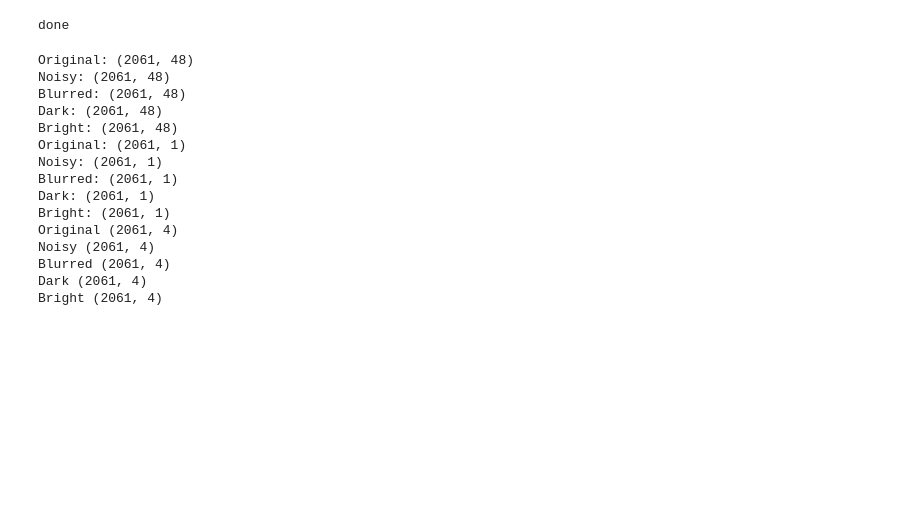
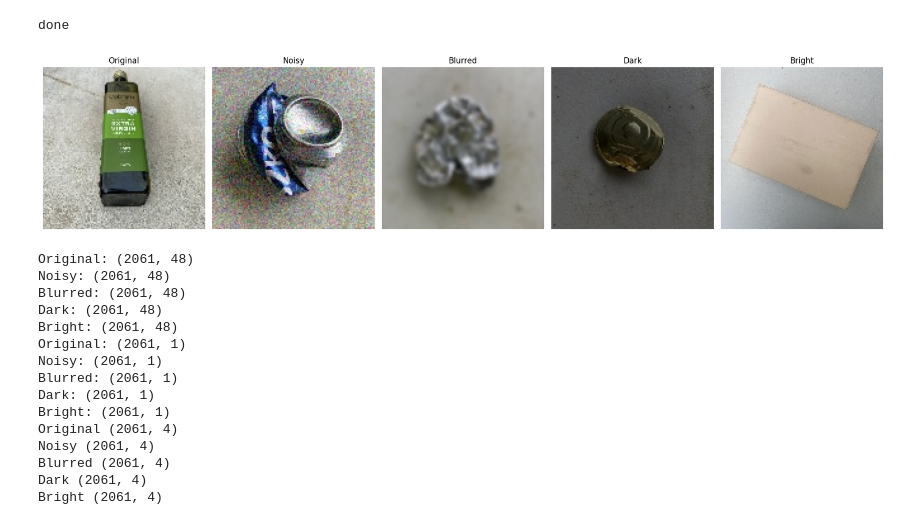
Before and after one commit to Uday-SR/Computer-Vision2, a Jupyter notebook: Impact_of_Image_Quality_on_Machine_Learning_Based_Object_Classification.ipynb, the cells around one changed output. Drawn from its saved outputs; the diff is of its cells as text; code cells hidden in the pictures; blank space fills up the shorter version.

```diff
--- a/Impact_of_Image_Quality_on_Machine_Learning_Based_Object_Classification.ipynb
+++ b/Impact_of_Image_Quality_on_Machine_Learning_Based_Object_Classification.ipynb
@@ -95,6 +96,43 @@ for class_name in os.listdir(input_dir):
 print("done")
 # %% [output]
 done
+# %%
+# Processed datasets image
+
+plt.figure(figsize=(18,5))
+
+for i, (dataset_name, dataset_path) in enumerate(output_dirs.items()):
+
+    # Get all image paths
+    image_paths = []
+
+    for class_name in os.listdir(dataset_path):
+
+        class_path = os.path.join(dataset_path, class_name)
+
+        if not os.path.isdir(class_path):
+            continue
+
+        for img_name in os.listdir(class_path):
+            image_paths.append(os.path.join(class_path, img_name))
+
+    # Choose one random image
+    random_image = random.choice(image_paths)
+
+    # Read image
+    img = cv2.imread(random_image)
+    img = cv2.cvtColor(img, cv2.COLOR_BGR2RGB)
+
+    # Display
+    plt.subplot(1, len(output_dirs), i+1)
+    plt.imshow(img)
+    plt.title(dataset_name)
+    plt.axis("off")
+
+plt.tight_layout()
+plt.show()
+# %% [output]
+[figure, added]
 # %%
 ## Feature Extraction for original
 
```
Also changed, not shown: parts of 1 cell of this notebook.
